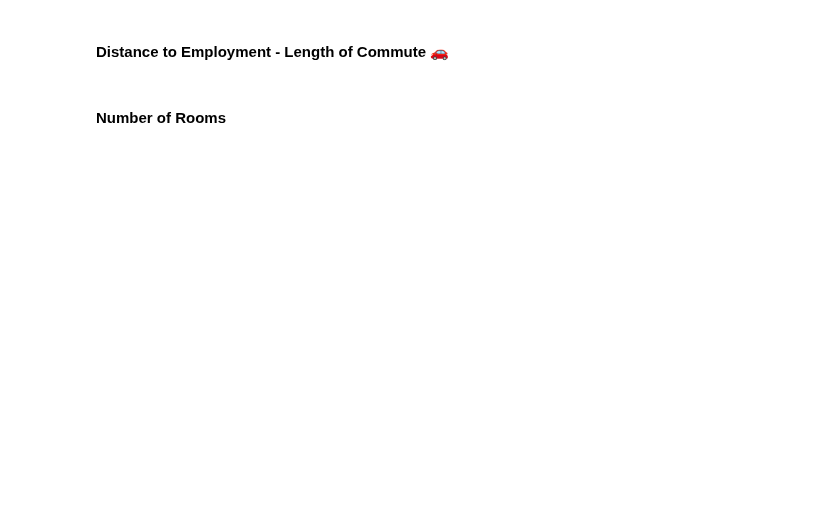
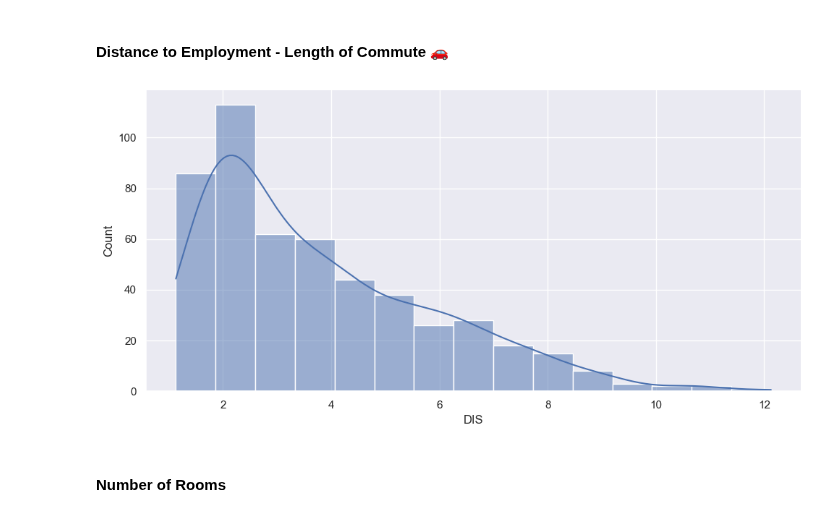
Before and after one commit to RafaelMoralesGallegos/100-days-of-Python, a Jupyter notebook: Day_81_Capstone/Multivariable_Regression_and_Valuation_Model.ipynb, the cells around one changed output. Drawn from its saved outputs; the diff is of its cells as text; code cells hidden in the pictures; blank space fills up the shorter version.

```diff
--- a/Day_81_Capstone/Multivariable_Regression_and_Valuation_Model.ipynb
+++ b/Day_81_Capstone/Multivariable_Regression_and_Valuation_Model.ipynb
@@ -179,4 +186,10 @@ What do you notice in the distributions of the data?
 # %% [markdown]
 #### Distance to Employment - Length of Commute 🚗
+# %%
+sns.displot(data, x='DIS', aspect=2, kde=True)
+
+plt.show()
+# %% [output]
+[figure, added]
 # %% [markdown]
 #### Number of Rooms
```
Also changed, not shown: parts of 6 cells of this notebook.
